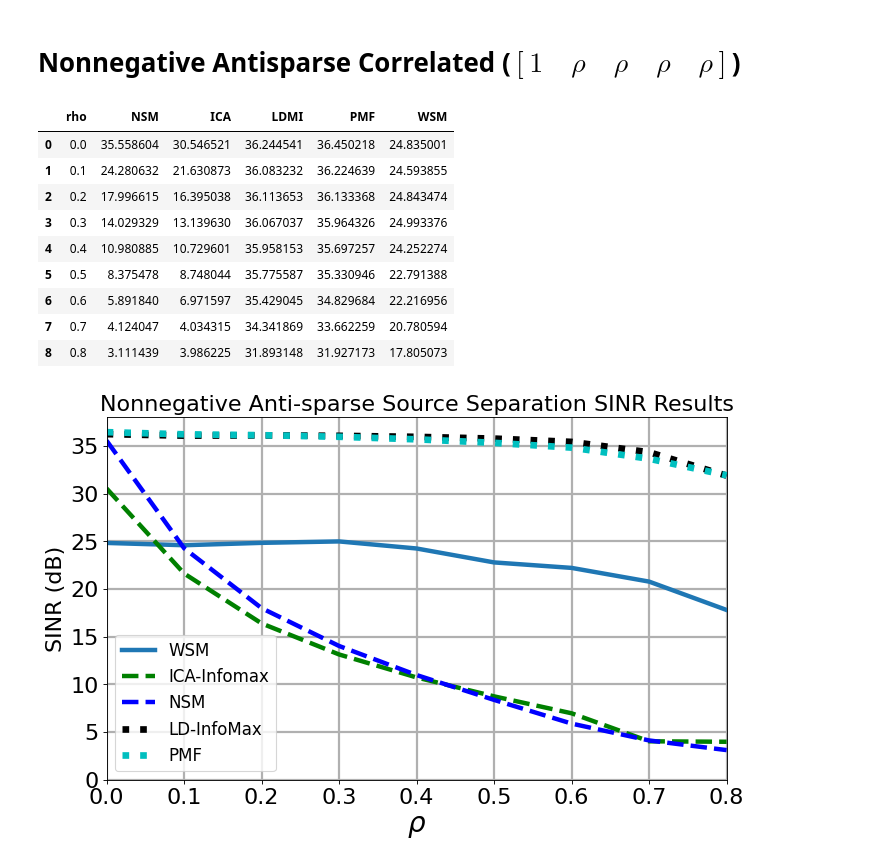
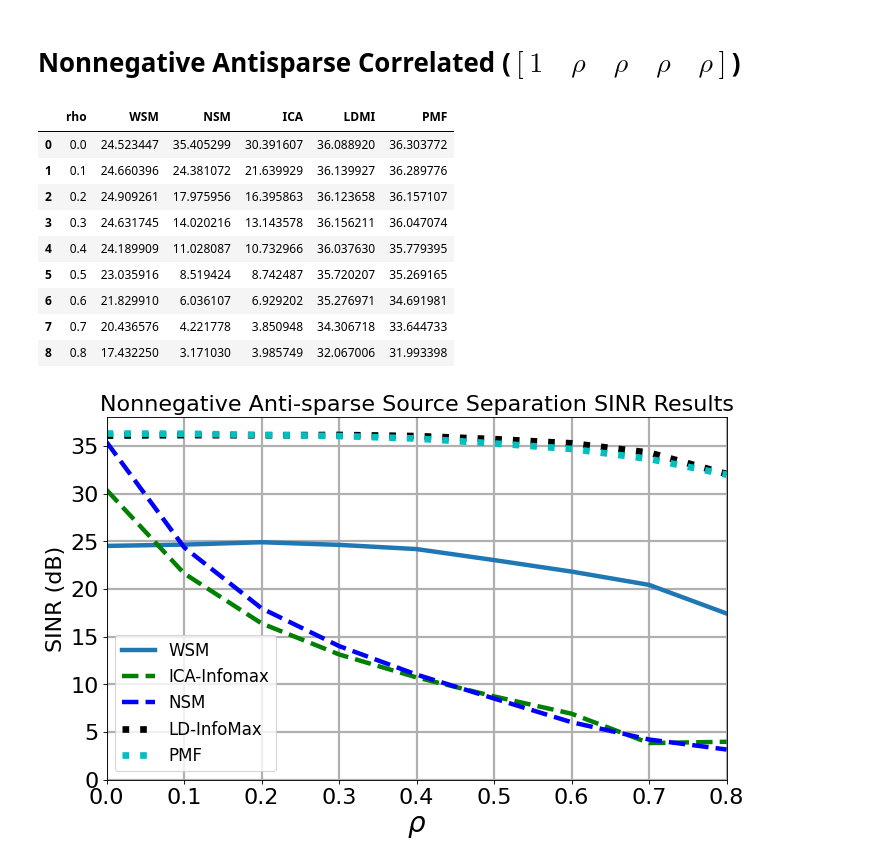
Before and after one commit to BariscanBozkurt/Biologically-Plausible-DetMaxNNs-for-Blind-Source-Separation, a Jupyter notebook: Simulations/AnalyzeSimulationResults/PlotSimulationResults_Antisparse.ipynb, the cells around one changed output. Drawn from its saved outputs; the diff is of its cells as text; code cells hidden in the pictures.

```diff
--- a/Simulations/AnalyzeSimulationResults/PlotSimulationResults_Antisparse.ipynb
+++ b/Simulations/AnalyzeSimulationResults/PlotSimulationResults_Antisparse.ipynb
@@ -72,39 +72,40 @@ findfont: Font family ['Times New Roman'] not found. Falling back to DejaVu Sans
 # %% [markdown]
 # Nonnegative Antisparse Correlated ($[1 \quad \rho \quad \rho \quad \rho \quad \rho]$)
 # %%
-df_nnanti_results1 = pd.read_pickle(r"../Results/simulation_results_correlated_nnantisparseV1.pkl")[['Model','rho', 'SINR']]
-df_nnanti_results2 = pd.read_pickle(r"../Results/simulation_results_correlated_nnantisparseV2.pkl")[['Model','rho', 'SINR']]
-df_nnanti_results3 = pd.read_pickle(r"../Results/simulation_results_correlated_nnantisparseV3.pkl")[['Model','rho', 'SINR']]
-df_nnanti_results4 = pd.read_pickle(r"../Results/simulation_results_correlated_nnantisparseV4.pkl")[['Model','rho', 'SINR']]
+df_nnanti_results1 = pd.read_pickle(r"../Results/simulation_results_correlated_nnantisparseV2.pkl")[['Model','rho', 'SINR']]
+df_nnanti_results2 = pd.read_pickle(r"../Results/simulation_results_correlated_nnantisparseV3.pkl")[['Model','rho', 'SINR']]
+df_nnanti_results3 = pd.read_pickle(r"../Results/simulation_results_correlated_nnantisparseV5.pkl")[['Model','rho', 'SINR']]
+df_nnanti_results4 = pd.read_pickle(r"../Results/simulation_results_correlated_nnantisparseV8.pkl")[['Model','rho', 'SINR']]
 
 df_nnanti_results = pd.concat([
                                 df_nnanti_results1,
                                 df_nnanti_results2,
                                 df_nnanti_results3,
-                                df_nnanti_results4], axis = 0)
+                                df_nnanti_results4
+                              ], axis = 0)
 
 # print('Shape : {}'.format(df_nnanti_results.shape))
 # print('Number of diverge cases for WSM is : ', df_nnanti_results.loc[(df_nnanti_results['SINR'] == -999) & (df_nnanti_results['Model'] == 'WSM')].shape[0])
 
 df_nnanti_results = df_nnanti_results.loc[df_nnanti_results['SINR'] != -999]
 results = df_nnanti_results[['Model', 'rho', 'SINR']].groupby(['Model', 'rho']).agg({'rho':'size', 'SINR':'mean'}).rename(columns={'rho':'count','SINR':'SINR'}).reset_index()
 table = pd.DataFrame(columns = (["rho"] + list(df_nnanti_results['Model'].unique())))
 table['rho'] = np.array([0.1*j for j in range(9)])
 for m in list(table.columns[1:]):
     table[m] = results.loc[results['Model'] == m]['SINR'].values
 
 table
 # %% [output]
-|  | rho | NSM | ICA | LDMI | PMF | WSM |
-| 0 | 0.0 | 35.558604 | 30.546521 | 36.244541 | 36.450218 | 24.835001 |
-| 1 | 0.1 | 24.280632 | 21.630873 | 36.083232 | 36.224639 | 24.593855 |
-| 2 | 0.2 | 17.996615 | 16.395038 | 36.113653 | 36.133368 | 24.843474 |
-| 3 | 0.3 | 14.029329 | 13.139630 | 36.067037 | 35.964326 | 24.993376 |
-| 4 | 0.4 | 10.980885 | 10.729601 | 35.958153 | 35.697257 | 24.252274 |
-| 5 | 0.5 | 8.375478 | 8.748044 | 35.775587 | 35.330946 | 22.791388 |
-| 6 | 0.6 | 5.891840 | 6.971597 | 35.429045 | 34.829684 | 22.216956 |
-| 7 | 0.7 | 4.124047 | 4.034315 | 34.341869 | 33.662259 | 20.780594 |
-| 8 | 0.8 | 3.111439 | 3.986225 | 31.893148 | 31.927173 | 17.805073 |
+|  | rho | WSM | NSM | ICA | LDMI | PMF |
+| 0 | 0.0 | 24.523447 | 35.405299 | 30.391607 | 36.088920 | 36.303772 |
+| 1 | 0.1 | 24.660396 | 24.381072 | 21.639929 | 36.139927 | 36.289776 |
+| 2 | 0.2 | 24.909261 | 17.975956 | 16.395863 | 36.123658 | 36.157107 |
+| 3 | 0.3 | 24.631745 | 14.020216 | 13.143578 | 36.156211 | 36.047074 |
+| 4 | 0.4 | 24.189909 | 11.028087 | 10.732966 | 36.037630 | 35.779395 |
+| 5 | 0.5 | 23.035916 | 8.519424 | 8.742487 | 35.720207 | 35.269165 |
+| 6 | 0.6 | 21.829910 | 6.036107 | 6.929202 | 35.276971 | 34.691981 |
+| 7 | 0.7 | 20.436576 | 4.221778 | 3.850948 | 34.306718 | 33.644733 |
+| 8 | 0.8 | 17.432250 | 3.171030 | 3.985749 | 32.067006 | 31.993398 |
 # %%
 # df_nnanti_results = pd.concat([
 #                                df_nnanti_results1,
@@ -146,4 +147,4 @@ plt.title('Nonnegative Anti-sparse Source Separation SINR Results',fontsize=20)
 ApplyFont(plt.gca())
 # plt.savefig('Figures/WSM_NNAntisparse_CorrelatedV2.pdf', format='pdf')
 # %% [output]
-[figure, old version]
+[figure, new version]
```
Also changed, not shown: parts of 2 cells of this notebook, 5 other files.
